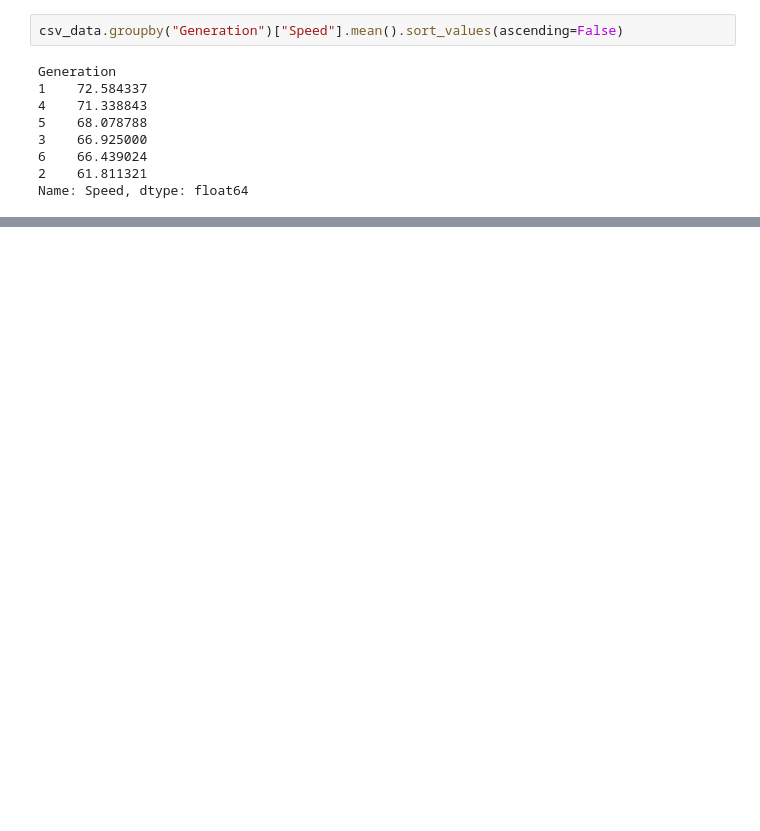
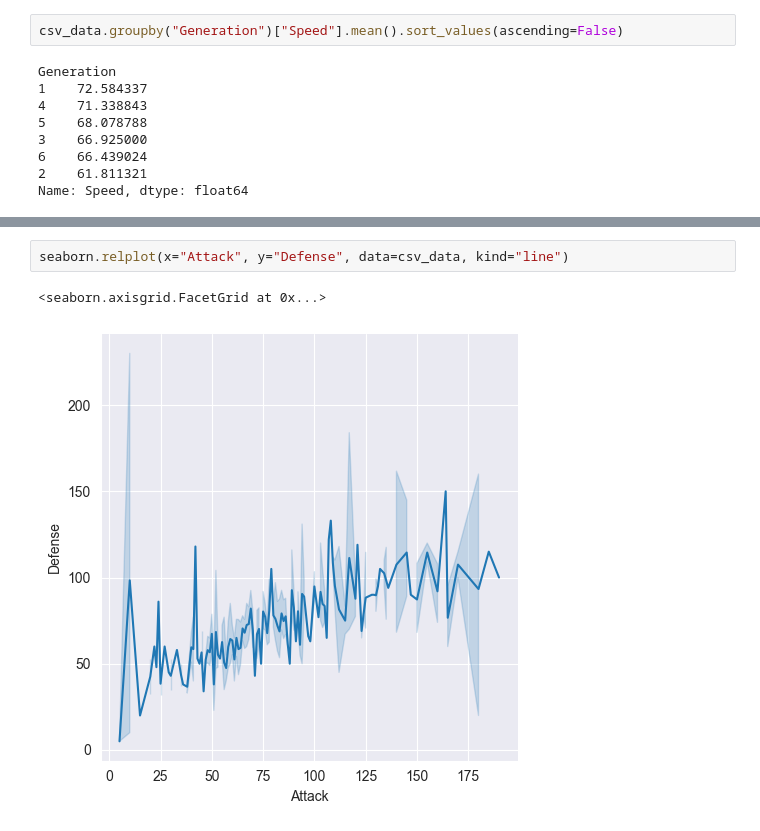
Before and after one commit to JianhaoH/HTH_FALL_BLD, a Jupyter notebook: PandaDataExploration/DATASET.ipynb, the cells around one changed output, grey strips where cells are left out. Saved outputs shown, nothing was run; the diff lists cells and outputs as text; blank space fills up the shorter version.

```diff
--- a/PandaDataExploration/DATASET.ipynb
+++ b/PandaDataExploration/DATASET.ipynb
@@ -94,0 +101,5 @@ Name: Speed, dtype: float64
+# %%
+seaborn.relplot(x="Attack", y="Defense", data=csv_data, kind="line")
+# %% [output]
+<seaborn.axisgrid.FacetGrid at 0x...>
+[figure, added]
```
Also changed, not shown: parts of 3 cells of this notebook.
